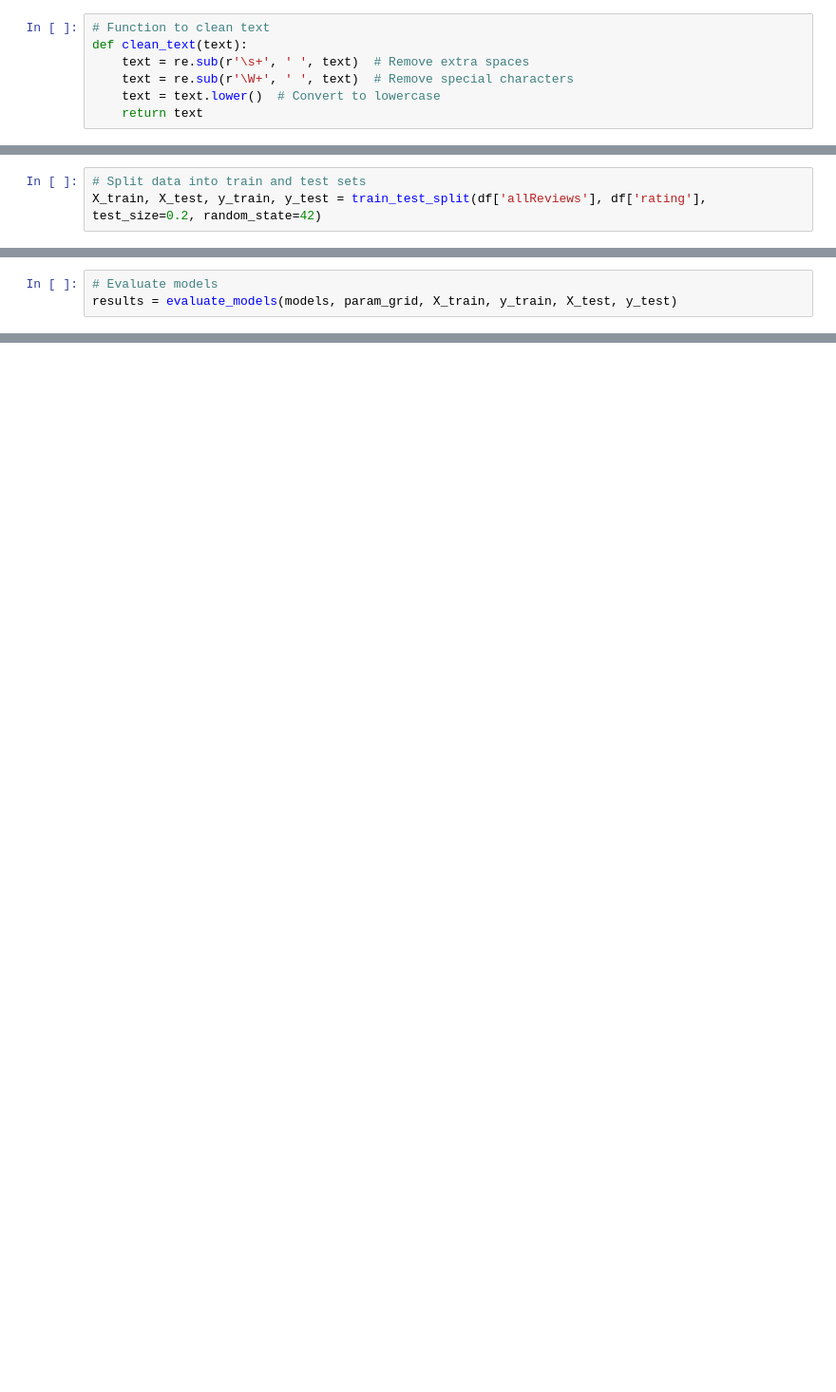
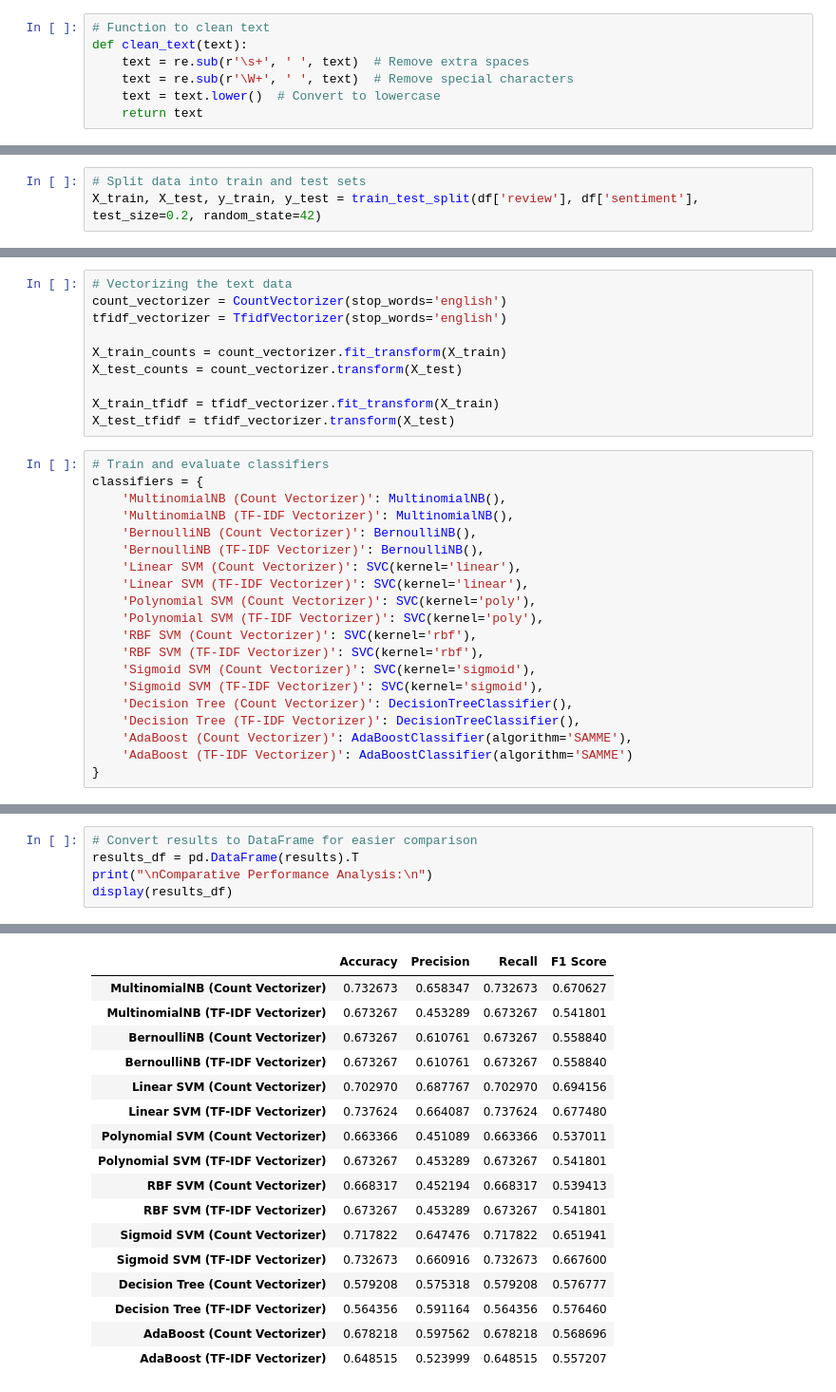
Before and after one commit to samarthya04/IIIT-A-internship, a Jupyter notebook: DrugLib_Reviews.ipynb, the cells around one changed output, grey strips where cells are left out. Shown at 95% size. Cells and saved outputs as stored; diff of their text form; blank space fills up the shorter version.

```diff
--- a/DrugLib_Reviews.ipynb
+++ b/DrugLib_Reviews.ipynb
@@ -266,3 +152,3 @@ df.drop(['benefitsReview_stemmed', 'sideEffectsReview_stemmed', 'commentsReview_
 # %%
 # Split data into train and test sets
-X_train, X_test, y_train, y_test = train_test_split(df['allReviews'], df['rating'], test_size=0.2, random_state=42)
+X_train, X_test, y_train, y_test = train_test_split(df['review'], df['sentiment'], test_size=0.2, random_state=42)
@@ -316 +155,31 @@ class DenseTransformer(BaseEstimator, TransformerMixin):
+# %%
+# Vectorizing the text data
+count_vectorizer = CountVectorizer(stop_words='english')
+tfidf_vectorizer = TfidfVectorizer(stop_words='english')
+
+X_train_counts = count_vectorizer.fit_transform(X_train)
+X_test_counts = count_vectorizer.transform(X_test)
+
+X_train_tfidf = tfidf_vectorizer.fit_transform(X_train)
+X_test_tfidf = tfidf_vectorizer.transform(X_test)
+# %%
+# Train and evaluate classifiers
+classifiers = {
+    'MultinomialNB (Count Vectorizer)': MultinomialNB(),
+    'MultinomialNB (TF-IDF Vectorizer)': MultinomialNB(),
+    'BernoulliNB (Count Vectorizer)': BernoulliNB(),
+    'BernoulliNB (TF-IDF Vectorizer)': BernoulliNB(),
+    'Linear SVM (Count Vectorizer)': SVC(kernel='linear'),
+    'Linear SVM (TF-IDF Vectorizer)': SVC(kernel='linear'),
+    'Polynomial SVM (Count Vectorizer)': SVC(kernel='poly'),
+    'Polynomial SVM (TF-IDF Vectorizer)': SVC(kernel='poly'),
+    'RBF SVM (Count Vectorizer)': SVC(kernel='rbf'),
+    'RBF SVM (TF-IDF Vectorizer)': SVC(kernel='rbf'),
+    'Sigmoid SVM (Count Vectorizer)': SVC(kernel='sigmoid'),
+    'Sigmoid SVM (TF-IDF Vectorizer)': SVC(kernel='sigmoid'),
+    'Decision Tree (Count Vectorizer)': DecisionTreeClassifier(),
+    'Decision Tree (TF-IDF Vectorizer)': DecisionTreeClassifier(),
+    'AdaBoost (Count Vectorizer)': AdaBoostClassifier(algorithm='SAMME'),
+    'AdaBoost (TF-IDF Vectorizer)': AdaBoostClassifier(algorithm='SAMME')
+}
 # %%
@@ -353,3 +228,0 @@ def evaluate_models(models, param_grid, X_train, y_train, X_test, y_test):
-# %%
-# Evaluate models
-results = evaluate_models(models, param_grid, X_train, y_train, X_test, y_test)
@@ -383,0 +229,6 @@ F1 Score: 0.23
+# %%
+# Convert results to DataFrame for easier comparison
+results_df = pd.DataFrame(results).T
+print("\nComparative Performance Analysis:\n")
+display(results_df)
+# %% [output]
@@ -383,0 +236,17 @@ F1 Score: 0.23
+|  | Accuracy | Precision | Recall | F1 Score |
+| MultinomialNB (Count Vectorizer) | 0.732673 | 0.658347 | 0.732673 | 0.670627 |
+| MultinomialNB (TF-IDF Vectorizer) | 0.673267 | 0.453289 | 0.673267 | 0.541801 |
+| BernoulliNB (Count Vectorizer) | 0.673267 | 0.610761 | 0.673267 | 0.558840 |
+| BernoulliNB (TF-IDF Vectorizer) | 0.673267 | 0.610761 | 0.673267 | 0.558840 |
+| Linear SVM (Count Vectorizer) | 0.702970 | 0.687767 | 0.702970 | 0.694156 |
+| Linear SVM (TF-IDF Vectorizer) | 0.737624 | 0.664087 | 0.737624 | 0.677480 |
+| Polynomial SVM (Count Vectorizer) | 0.663366 | 0.451089 | 0.663366 | 0.537011 |
+| Polynomial SVM (TF-IDF Vectorizer) | 0.673267 | 0.453289 | 0.673267 | 0.541801 |
+| RBF SVM (Count Vectorizer) | 0.668317 | 0.452194 | 0.668317 | 0.539413 |
+| RBF SVM (TF-IDF Vectorizer) | 0.673267 | 0.453289 | 0.673267 | 0.541801 |
+| Sigmoid SVM (Count Vectorizer) | 0.717822 | 0.647476 | 0.717822 | 0.651941 |
+| Sigmoid SVM (TF-IDF Vectorizer) | 0.732673 | 0.660916 | 0.732673 | 0.667600 |
+| Decision Tree (Count Vectorizer) | 0.579208 | 0.575318 | 0.579208 | 0.576777 |
+| Decision Tree (TF-IDF Vectorizer) | 0.564356 | 0.591164 | 0.564356 | 0.576460 |
+| AdaBoost (Count Vectorizer) | 0.678218 | 0.597562 | 0.678218 | 0.568696 |
+| AdaBoost (TF-IDF Vectorizer) | 0.648515 | 0.523999 | 0.648515 | 0.557207 |
```
Also changed, not shown: parts of 36 cells of this notebook.
